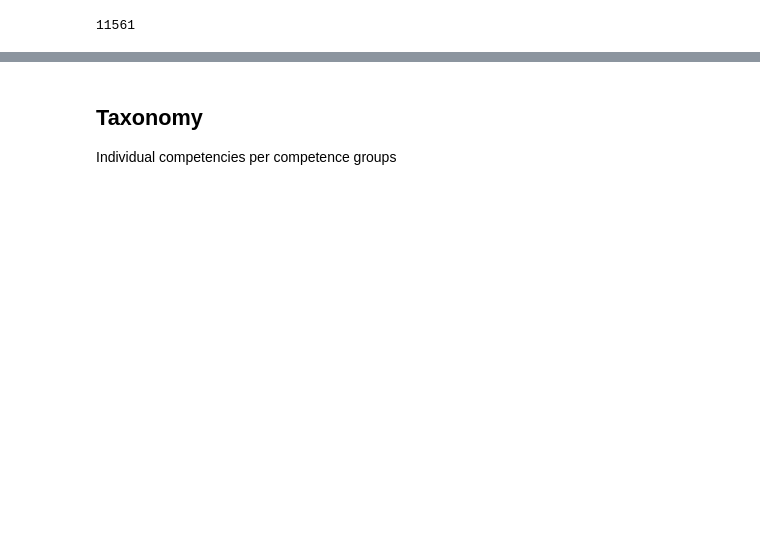
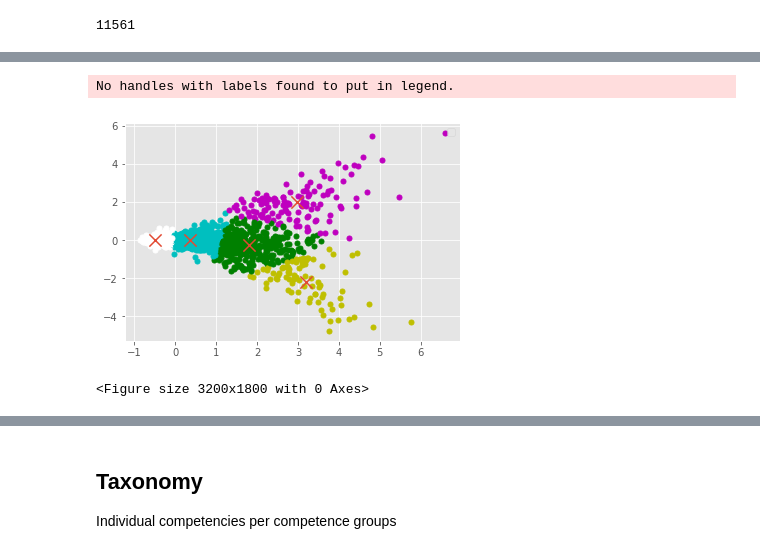
Before and after one commit to samaranto/Job-monitoring, a Jupyter notebook: Code.ipynb, the cells around one changed output, grey strips where cells are left out. Cells and saved outputs as stored; diff of their text form; code cells hidden in the pictures; blank space fills up the shorter version.

```diff
--- a/Code.ipynb
+++ b/Code.ipynb
@@ -2,13 +2,20 @@
 import os
 import numpy as np
 import re
+import csv
+import time
+import operator
+import matplotlib.pyplot as plt
+
 from nltk import sent_tokenize
-from matplotlib import pyplot
 from sklearn.decomposition import PCA
 from gensim.models import Word2Vec
 from nltk.tokenize import word_tokenize
 from collections import Counter
 from sklearn.metrics.pairwise import cosine_similarity
+from sklearn.cluster import KMeans
+from matplotlib import style
+style.use("ggplot")
 # %%
 
 
@@ -156,15 +167,10 @@ for i in range(len(filenames)):
         sent.append(sentence)
         sentences.append(sent)
 print(len(sentences))
-# for j in range(len(filenames), len(filenames2)+len(filenames)-1):
-#     for sentence in sentdictionary[j]:
-#         sent = []
-#         sent.append(sentence)
-#         sentences.append(sent)
-# print(len(sentences))
+
 
 # Example of one tokenized sentence
-tokens = word_tokenize(sentences[2][0])
+tokens = word_tokenize(sentences[0][0])
 print(tokens)
 
 realsentences = []
@@ -282,0 +278,55 @@ len(W)
+# %%
+# Transform vectors to 2-dimensions
+pca = PCA(n_components=2)
+result = pca.fit_transform(W)
+result_np = np.array(result)
+
+kmeans = KMeans(n_clusters = 5)
+kmeans.fit(result_np)
+centroids = kmeans.cluster_centers_
+labels = kmeans.labels_
+
+# print(centroids)
+# print(labels)
+
+colors = ["g.","w.","c.","y.", "m."]
+word1 = ''
+word2 = ''
+word3 = ''
+word4 = ''
+word5 = ''
+for i in range(len(result_np)):
+#     print("coordinate:",result_np[i], "label:", labels[i])
+    plt.plot(result_np[i][0], result_np[i][1], colors[labels[i]], markersize = 10)
+    if result_np[i][0] == centroids[0][0] and result_np[i][1] == centroids[0][1]:
+        word1 = W[i]
+    if result_np[i][0] == centroids[0][0] and result_np[i][1] == centroids[1][1]:
+        word2 = W[i]
+    if result_np[i][0] == centroids[0][0] and result_np[i][1] == centroids[2][1]:
+        word3 = W[i]
+    if result_np[i][0] == centroids[0][0] and result_np[i][1] == centroids[3][1]:
+        word4 = W[i]
+    if result_np[i][0] == centroids[0][0] and result_np[i][1] == centroids[4][1]:
+        word5 = W[i]
+words = [word1, word2, word3, word4, word5]
+plt.scatter(centroids[:, 0],centroids[:, 1], marker = "x", s=150, linewidths = 5, zorder = 10)
+plt.annotate(word1, xy=(centroids[0][0], centroids[0][1]))
+plt.annotate(word2, xy=(centroids[1][0], centroids[1][1]))
+plt.annotate(word3, xy=(centroids[2][0], centroids[2][1]))
+plt.annotate(word4, xy=(centroids[3][0], centroids[3][1]))
+plt.annotate(word5, xy=(centroids[4][0], centroids[4][1]))
+plt.legend()
+plt.figure(figsize=(16,9), dpi=200)
+plt.savefig('KMeans5.png', dpi=200)
+plt.show()
+
+# plt.scatter(result[:, 0], result[:, 1],color = 'red')
+# words = list(model.wv.vocab)
+# for i, word in enumerate(taxonomy):
+#     plt.annotate(word, xy=(result[i, 0], result[i, 1]))
+# plt.axis([-.8,.25,-0.25,.8])
+# plt.show()
+# %% [output]
+No handles with labels found to put in legend.
+[figure, added]
+<Figure size 3200x1800 with 0 Axes>
```
Also changed, not shown: parts of 59 cells of this notebook, 15 other files.
